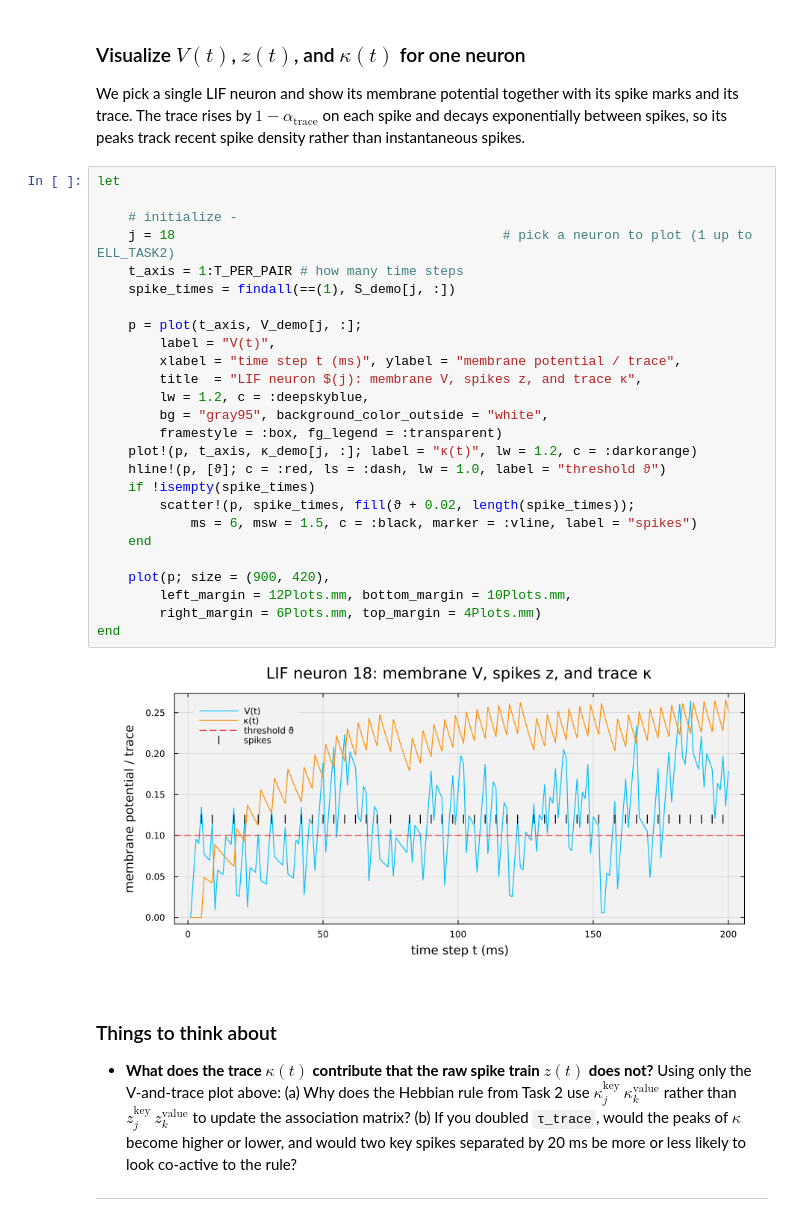
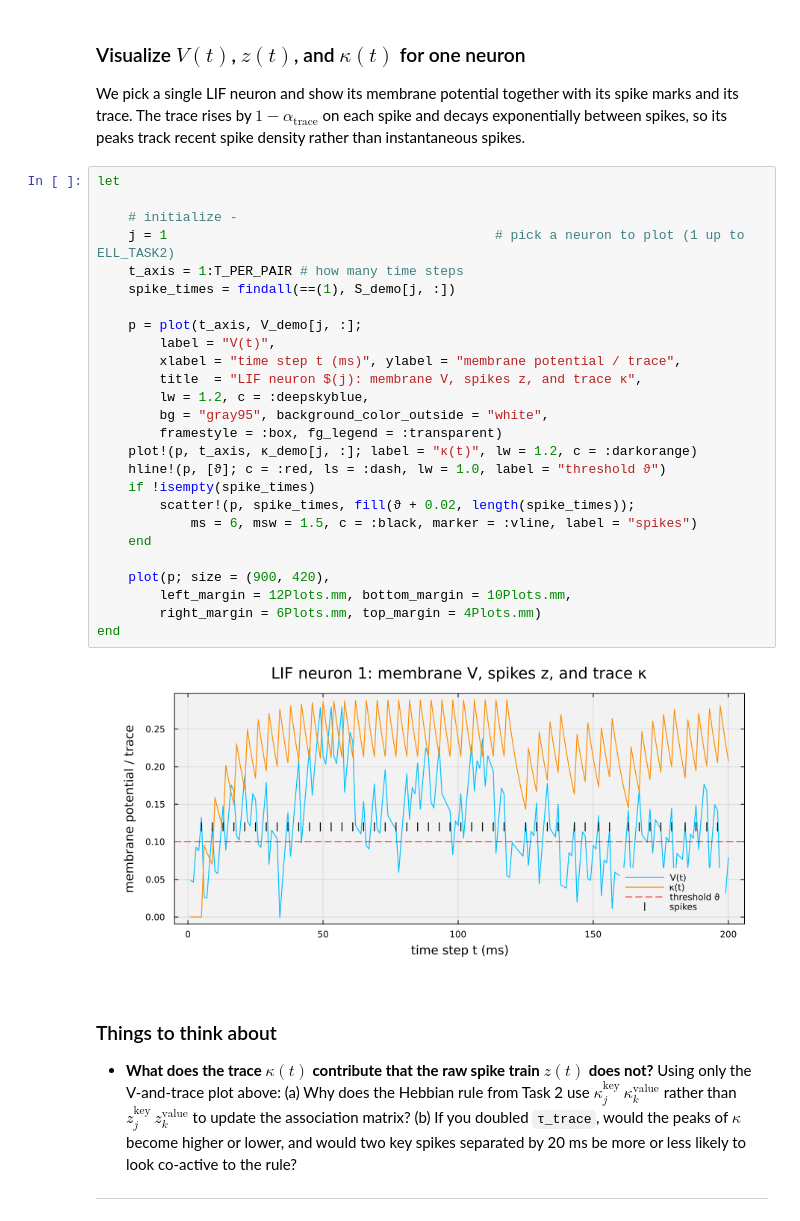
Before and after one commit to varnerlab/CHEME-5820-Labs-Spring-2026, a Jupyter notebook: labs/week-15/L15b/CHEME-5820-L15b-Lab-Solution-Spring-2026.ipynb, the cells around one changed output. Cells and saved outputs as stored; diff of their text form.

```diff
--- a/labs/week-15/L15b/CHEME-5820-L15b-Lab-Solution-Spring-2026.ipynb
+++ b/labs/week-15/L15b/CHEME-5820-L15b-Lab-Solution-Spring-2026.ipynb
@@ -251,31 +235,31 @@ We pick a single LIF neuron and show its membrane potential together with its sp
 # %%
 let
 
     # initialize -
-    j = 18                                          # pick a neuron to plot (1 up to ELL_TASK2)
+    j = 1                                          # pick a neuron to plot (1 up to ELL_TASK2)
     t_axis = 1:T_PER_PAIR # how many time steps
     spike_times = findall(==(1), S_demo[j, :])
 
     p = plot(t_axis, V_demo[j, :];
         label = "V(t)",
         xlabel = "time step t (ms)", ylabel = "membrane potential / trace",
         title  = "LIF neuron $(j): membrane V, spikes z, and trace κ",
         lw = 1.2, c = :deepskyblue,
         bg = "gray95", background_color_outside = "white",
         framestyle = :box, fg_legend = :transparent)
     plot!(p, t_axis, κ_demo[j, :]; label = "κ(t)", lw = 1.2, c = :darkorange)
     hline!(p, [ϑ]; c = :red, ls = :dash, lw = 1.0, label = "threshold ϑ")
     if !isempty(spike_times)
         scatter!(p, spike_times, fill(ϑ + 0.02, length(spike_times));
             ms = 6, msw = 1.5, c = :black, marker = :vline, label = "spikes")
     end
 
     plot(p; size = (900, 420),
         left_margin = 12Plots.mm, bottom_margin = 10Plots.mm,
         right_margin = 6Plots.mm, top_margin = 4Plots.mm)
 end
 # %% [output]
-[figure, old version]
+[figure, new version]
 # %% [markdown]
 ### Things to think about
 * __What does the trace $\kappa(t)$ contribute that the raw spike train $z(t)$ does not?__ Using only the V-and-trace plot above: (a) Why does the Hebbian rule from Task 2 use $\kappa^{\text{key}}_{j}\,\kappa^{\text{value}}_{k}$ rather than $z^{\text{key}}_{j}\,z^{\text{value}}_{k}$ to update the association matrix? (b) If you doubled `τ_trace`, would the peaks of $\kappa$ become higher or lower, and would two key spikes separated by 20 ms be more or less likely to look co-active to the rule?
```
Also changed, not shown: parts of 11 cells of this notebook.
